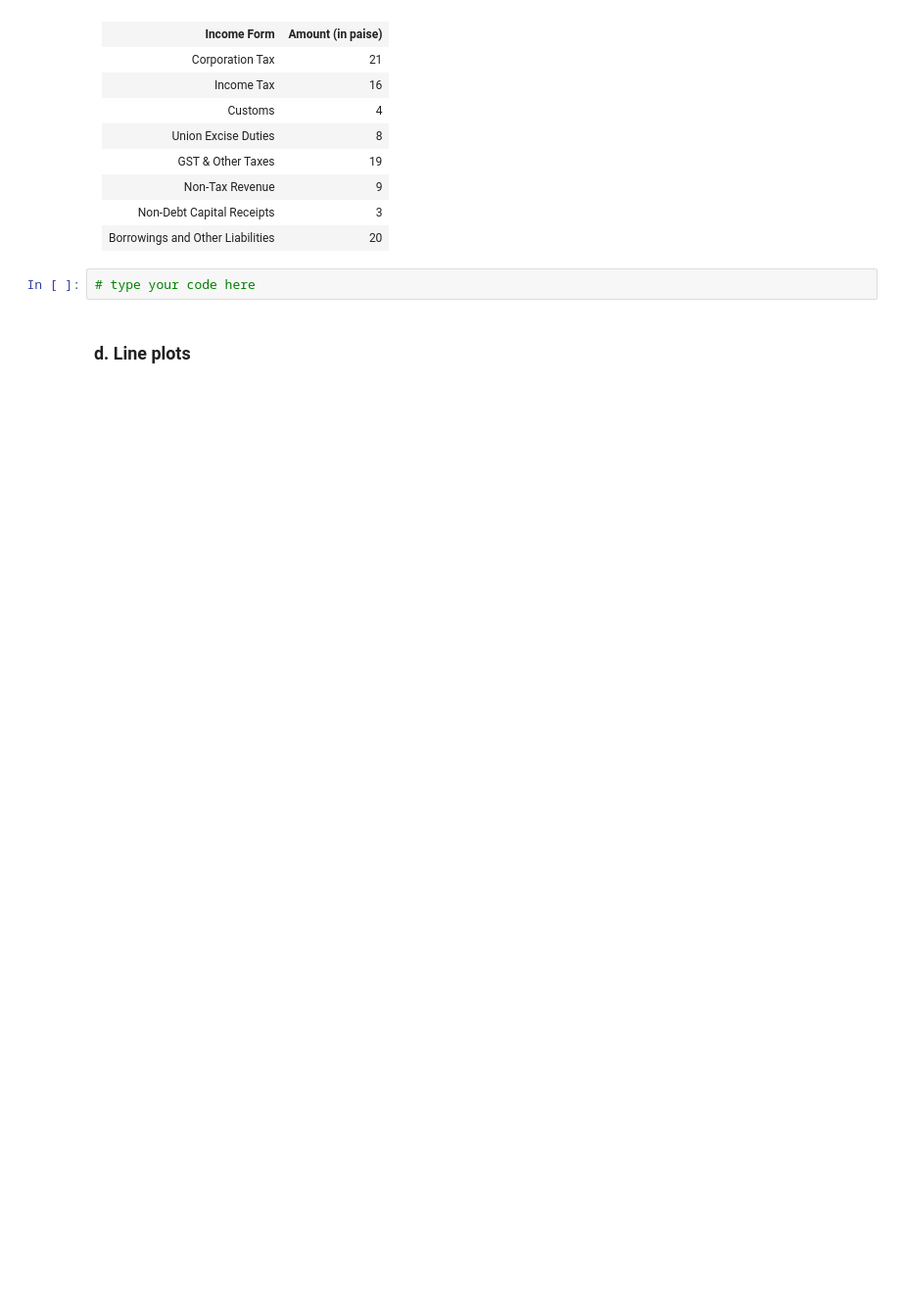
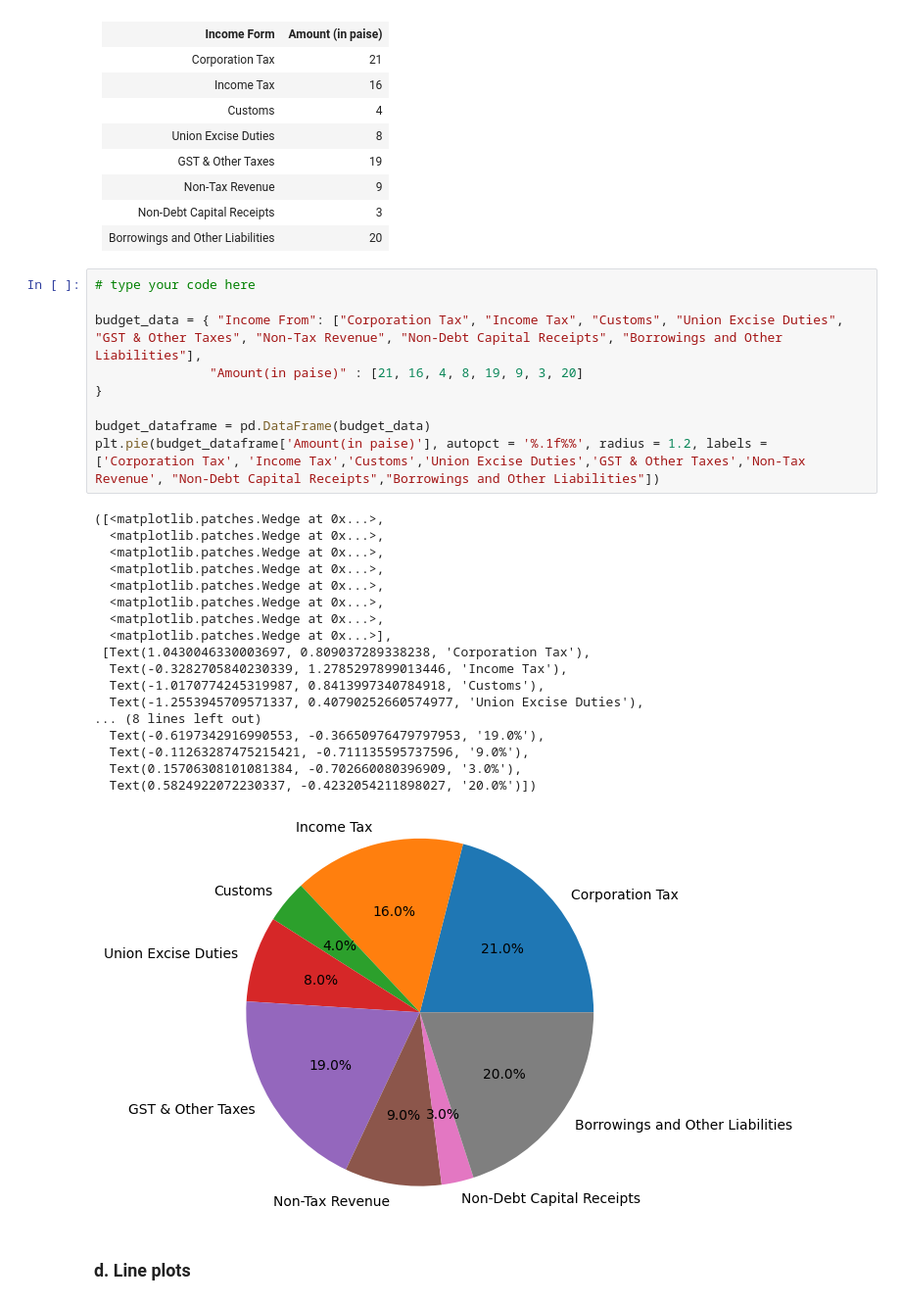
Before and after one commit to anuragsingh2207/dsba-jupyter-notebook, a Jupyter notebook: src/Session_5/inclass_5_questions.ipynb, the cells around one changed output. Shown at 98% size. Saved outputs shown, nothing was run; the diff lists cells and outputs as text; blank space fills up the shorter version.

```diff
--- a/src/Session_5/inclass_5_questions.ipynb
+++ b/src/Session_5/inclass_5_questions.ipynb
@@ -1185,8 +1216,34 @@ merged_df_2_column_outer_join
   <td>20</td>
   </tr>
 </table>
-# %%
-# type your code here
+# %%
+# type your code here
+
+budget_data = { "Income From": ["Corporation Tax", "Income Tax", "Customs", "Union Excise Duties", "GST & Other Taxes", "Non-Tax Revenue", "Non-Debt Capital Receipts", "Borrowings and Other Liabilities"],
+               "Amount(in paise)" : [21, 16, 4, 8, 19, 9, 3, 20]
+}
+
+budget_dataframe = pd.DataFrame(budget_data)
+plt.pie(budget_dataframe['Amount(in paise)'], autopct = '%.1f%%', radius = 1.2, labels = ['Corporation Tax', 'Income Tax','Customs','Union Excise Duties','GST & Other Taxes','Non-Tax Revenue', "Non-Debt Capital Receipts","Borrowings and Other Liabilities"])
+# %% [output]
+([<matplotlib.patches.Wedge at 0x...>,
+  <matplotlib.patches.Wedge at 0x...>,
+  <matplotlib.patches.Wedge at 0x...>,
+  <matplotlib.patches.Wedge at 0x...>,
+  <matplotlib.patches.Wedge at 0x...>,
+  <matplotlib.patches.Wedge at 0x...>,
+  <matplotlib.patches.Wedge at 0x...>,
+  <matplotlib.patches.Wedge at 0x...>],
+ [Text(1.0430046330003697, 0.809037289338238, 'Corporation Tax'),
+  Text(-0.3282705840230339, 1.2785297899013446, 'Income Tax'),
+  Text(-1.0170774245319987, 0.8413997340784918, 'Customs'),
+  Text(-1.2553945709571337, 0.40790252660574977, 'Union Excise Duties'),
+... (8 lines left out)
+  Text(-0.6197342916990553, -0.36650976479797953, '19.0%'),
+  Text(-0.11263287475215421, -0.711135595737596, '9.0%'),
+  Text(0.15706308101081384, -0.702660080396909, '3.0%'),
+  Text(0.5824922072230337, -0.4232054211898027, '20.0%')])
+[figure, added]
 # %% [markdown]
 ### d. Line plots
 # %% [markdown]
```
Also changed, not shown: parts of 18 cells of this notebook, 1 other file.
